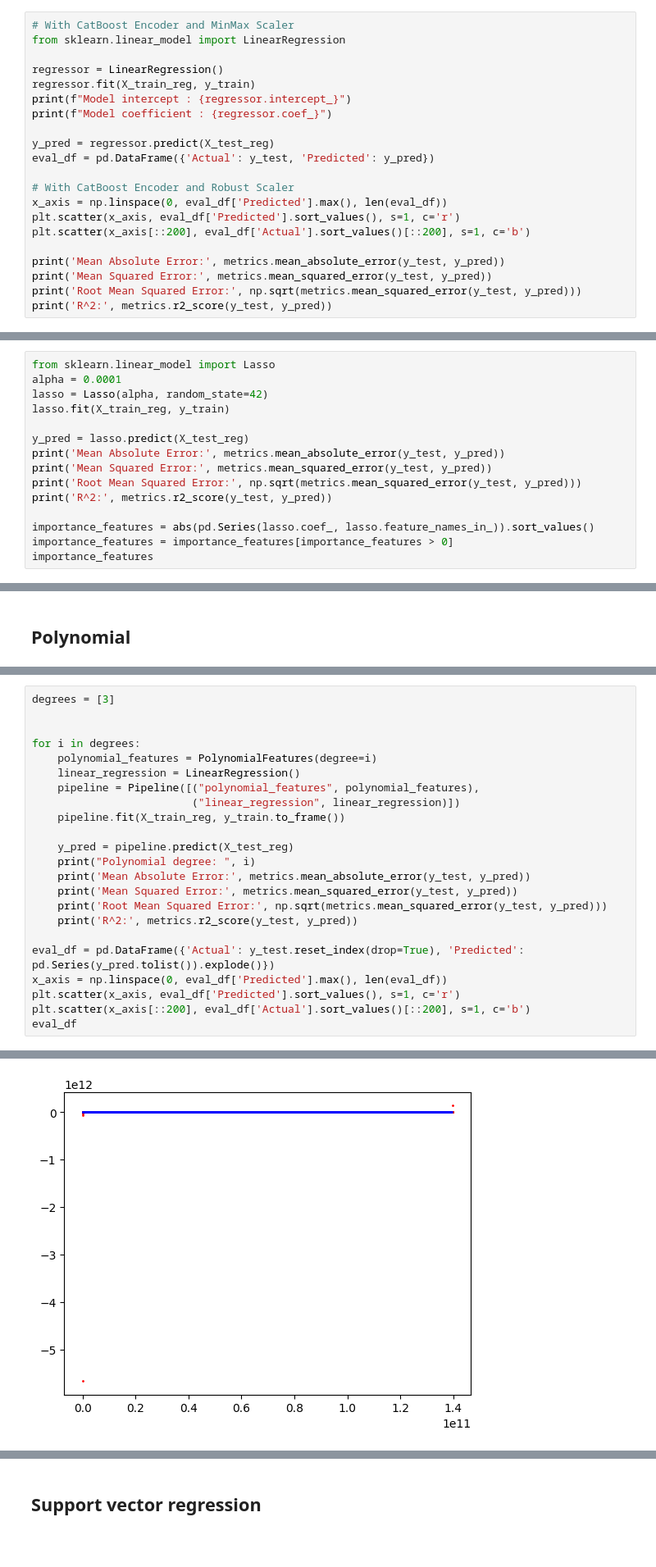
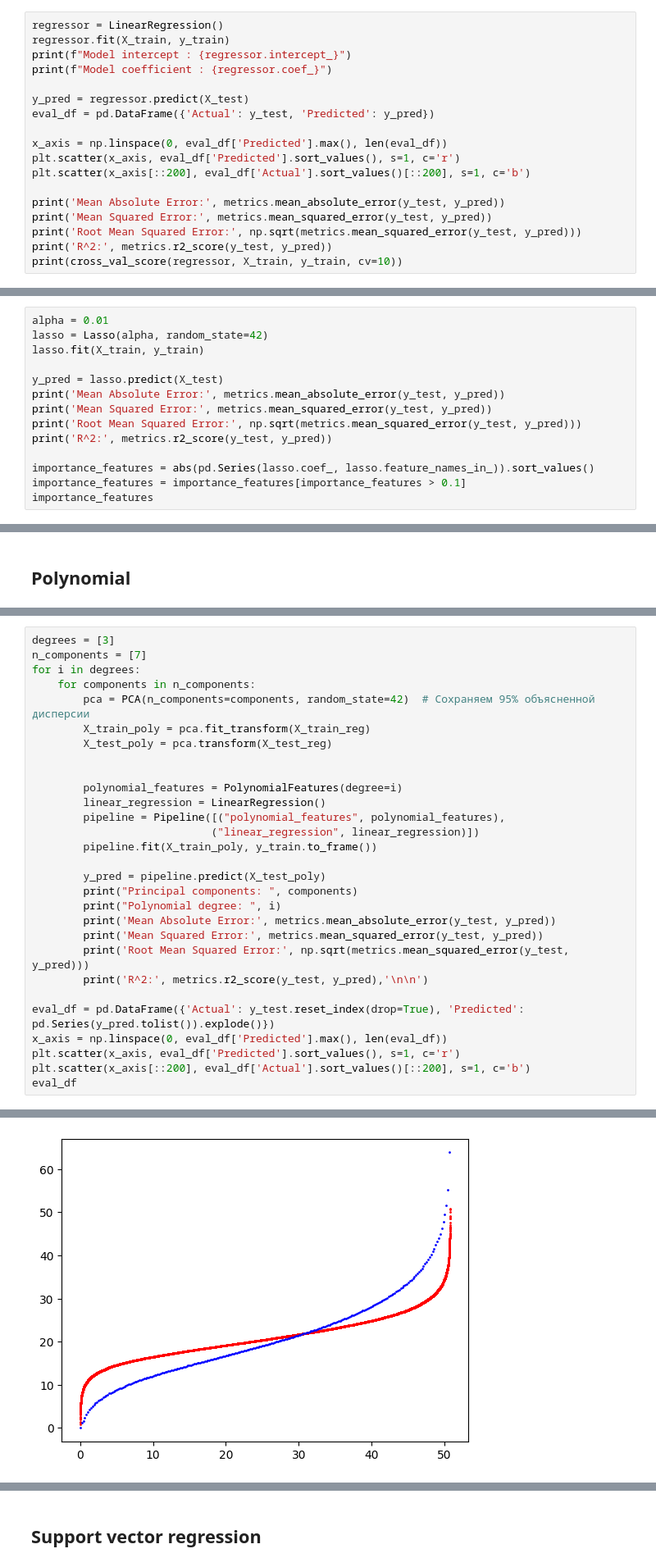
Before and after one commit to Luzinsan/ML_learn, a Jupyter notebook: ML/Innopolis/material/1 semester/Machine Learning/Project/notebooks/orders.ipynb, the cells around one changed output, grey strips where cells are left out. Shown at 82% size. Saved outputs shown, nothing was run; the diff lists cells and outputs as text; blank space fills up the shorter version.

Commit message:
ML: fix pipeline (sequence of preparations)
Bests of MAE: LR (6.6659), RidgeR (6.67), PolyReg (6.62), SVR(11.59), MLP (13.7)

```diff
--- a/ML/Innopolis/material/1 semester/Machine Learning/Project/notebooks/orders.ipynb
+++ b/ML/Innopolis/material/1 semester/Machine Learning/Project/notebooks/orders.ipynb
@@ -376,16 +502,12 @@ X_test_reg = X_test[feature_selected]
 # %%
-# With CatBoost Encoder and MinMax Scaler
-from sklearn.linear_model import LinearRegression
-
 regressor = LinearRegression()
-regressor.fit(X_train_reg, y_train)
+regressor.fit(X_train, y_train)
 print(f"Model intercept : {regressor.intercept_}")
 print(f"Model coefficient : {regressor.coef_}")
 
-y_pred = regressor.predict(X_test_reg)
+y_pred = regressor.predict(X_test)
 eval_df = pd.DataFrame({'Actual': y_test, 'Predicted': y_pred})
 
-# With CatBoost Encoder and Robust Scaler
 x_axis = np.linspace(0, eval_df['Predicted'].max(), len(eval_df))
 plt.scatter(x_axis, eval_df['Predicted'].sort_values(), s=1, c='r')
 plt.scatter(x_axis[::200], eval_df['Actual'].sort_values()[::200], s=1, c='b')
@@ -394,4 +516,5 @@ print('Mean Absolute Error:', metrics.mean_absolute_error(y_test, y_pred))
 print('Mean Squared Error:', metrics.mean_squared_error(y_test, y_pred))
 print('Root Mean Squared Error:', np.sqrt(metrics.mean_squared_error(y_test, y_pred)))
 print('R^2:', metrics.r2_score(y_test, y_pred))
+print(cross_val_score(regressor, X_train, y_train, cv=10))
 # %% [output]
@@ -410,16 +556,15 @@ R^2: 0.32226892003673
 # %%
-from sklearn.linear_model import Lasso
-alpha = 0.0001
+alpha = 0.01
 lasso = Lasso(alpha, random_state=42)
-lasso.fit(X_train_reg, y_train)
+lasso.fit(X_train, y_train)
 
-y_pred = lasso.predict(X_test_reg)
+y_pred = lasso.predict(X_test)
 print('Mean Absolute Error:', metrics.mean_absolute_error(y_test, y_pred))
 print('Mean Squared Error:', metrics.mean_squared_error(y_test, y_pred))
 print('Root Mean Squared Error:', np.sqrt(metrics.mean_squared_error(y_test, y_pred)))
 print('R^2:', metrics.r2_score(y_test, y_pred))
 
 importance_features = abs(pd.Series(lasso.coef_, lasso.feature_names_in_)).sort_values()
-importance_features = importance_features[importance_features > 0]
+importance_features = importance_features[importance_features > 0.1]
 importance_features
 # %% [output]
@@ -555,20 +773,26 @@ from sklearn.model_selection import cross_val_score
 # %%
 degrees = [3]
+n_components = [7]
+for i in degrees:
+    for components in n_components:
+        pca = PCA(n_components=components, random_state=42)  # Сохраняем 95% объясненной дисперсии
+        X_train_poly = pca.fit_transform(X_train_reg)
+        X_test_poly = pca.transform(X_test_reg)
 
 
-for i in degrees:
-    polynomial_features = PolynomialFeatures(degree=i)
-    linear_regression = LinearRegression()
-    pipeline = Pipeline([("polynomial_features", polynomial_features),
-                         ("linear_regression", linear_regression)])
-    pipeline.fit(X_train_reg, y_train.to_frame())
+        polynomial_features = PolynomialFeatures(degree=i)
+        linear_regression = LinearRegression()
+        pipeline = Pipeline([("polynomial_features", polynomial_features),
+                            ("linear_regression", linear_regression)])
+        pipeline.fit(X_train_poly, y_train.to_frame())
 
-    y_pred = pipeline.predict(X_test_reg)
-    print("Polynomial degree: ", i)
-    print('Mean Absolute Error:', metrics.mean_absolute_error(y_test, y_pred))
-    print('Mean Squared Error:', metrics.mean_squared_error(y_test, y_pred))
-    print('Root Mean Squared Error:', np.sqrt(metrics.mean_squared_error(y_test, y_pred)))
-    print('R^2:', metrics.r2_score(y_test, y_pred))
+        y_pred = pipeline.predict(X_test_poly)
+        print("Principal components: ", components)
+        print("Polynomial degree: ", i)
+        print('Mean Absolute Error:', metrics.mean_absolute_error(y_test, y_pred))
+        print('Mean Squared Error:', metrics.mean_squared_error(y_test, y_pred))
+        print('Root Mean Squared Error:', np.sqrt(metrics.mean_squared_error(y_test, y_pred)))
+        print('R^2:', metrics.r2_score(y_test, y_pred),'\n\n')
 
 eval_df = pd.DataFrame({'Actual': y_test.reset_index(drop=True), 'Predicted': pd.Series(y_pred.tolist()).explode()})
 x_axis = np.linspace(0, eval_df['Predicted'].max(), len(eval_df))
@@ -597 +822 @@ R^2: -2.0493101665841554e+18
-[figure, old version]
+[figure, new version]
```
Also changed, not shown: parts of 87 cells of this notebook, 6 other files.
